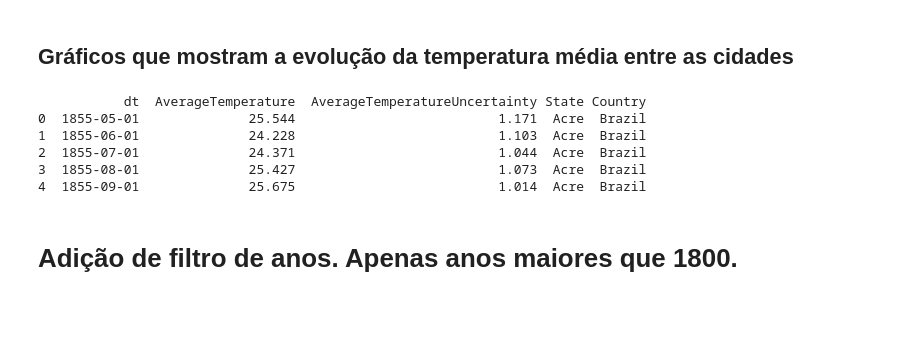
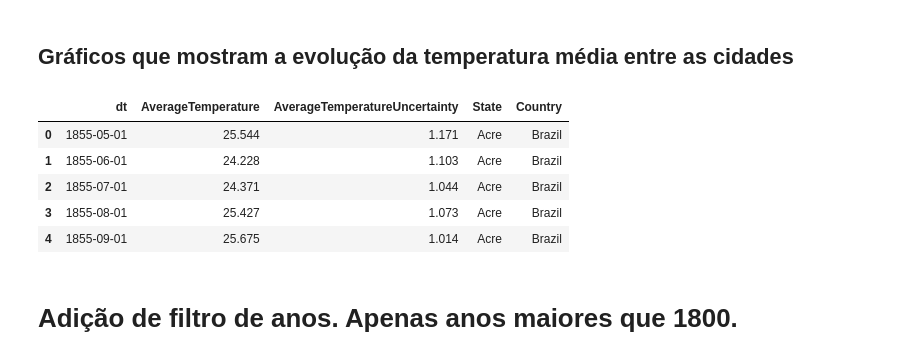
Before and after one commit to leonardovenan/santanderCoders3, a Jupyter notebook: Trabalho_final_states.ipynb, the cells around one changed output. Drawn from its saved outputs; the diff is of its cells as text; code cells hidden in the pictures; blank space fills up the shorter version.

```diff
--- a/Trabalho_final_states.ipynb
+++ b/Trabalho_final_states.ipynb
@@ -5,15 +5,14 @@ import matplotlib.pyplot as plt
 ## Gráficos que mostram a evolução da temperatura média entre as cidades
 # %%
 dados = pd.read_csv("GlobalLandTemperaturesByState.csv")
-print(dados.head())
-dados = dados.drop()
+dados.head()
 # %% [output]
-           dt  AverageTemperature  AverageTemperatureUncertainty State Country
-0  1855-05-01              25.544                          1.171  Acre  Brazil
-1  1855-06-01              24.228                          1.103  Acre  Brazil
-2  1855-07-01              24.371                          1.044  Acre  Brazil
-3  1855-08-01              25.427                          1.073  Acre  Brazil
-4  1855-09-01              25.675                          1.014  Acre  Brazil
+|  | dt | AverageTemperature | AverageTemperatureUncertainty | State | Country |
+| 0 | 1855-05-01 | 25.544 | 1.171 | Acre | Brazil |
+| 1 | 1855-06-01 | 24.228 | 1.103 | Acre | Brazil |
+| 2 | 1855-07-01 | 24.371 | 1.044 | Acre | Brazil |
+| 3 | 1855-08-01 | 25.427 | 1.073 | Acre | Brazil |
+| 4 | 1855-09-01 | 25.675 | 1.014 | Acre | Brazil |
 # %% [markdown]
 # Adição de filtro de anos. Apenas anos maiores que 1800.
 # %%
```
Also changed, not shown: parts of 7 cells of this notebook, 1 other file.
